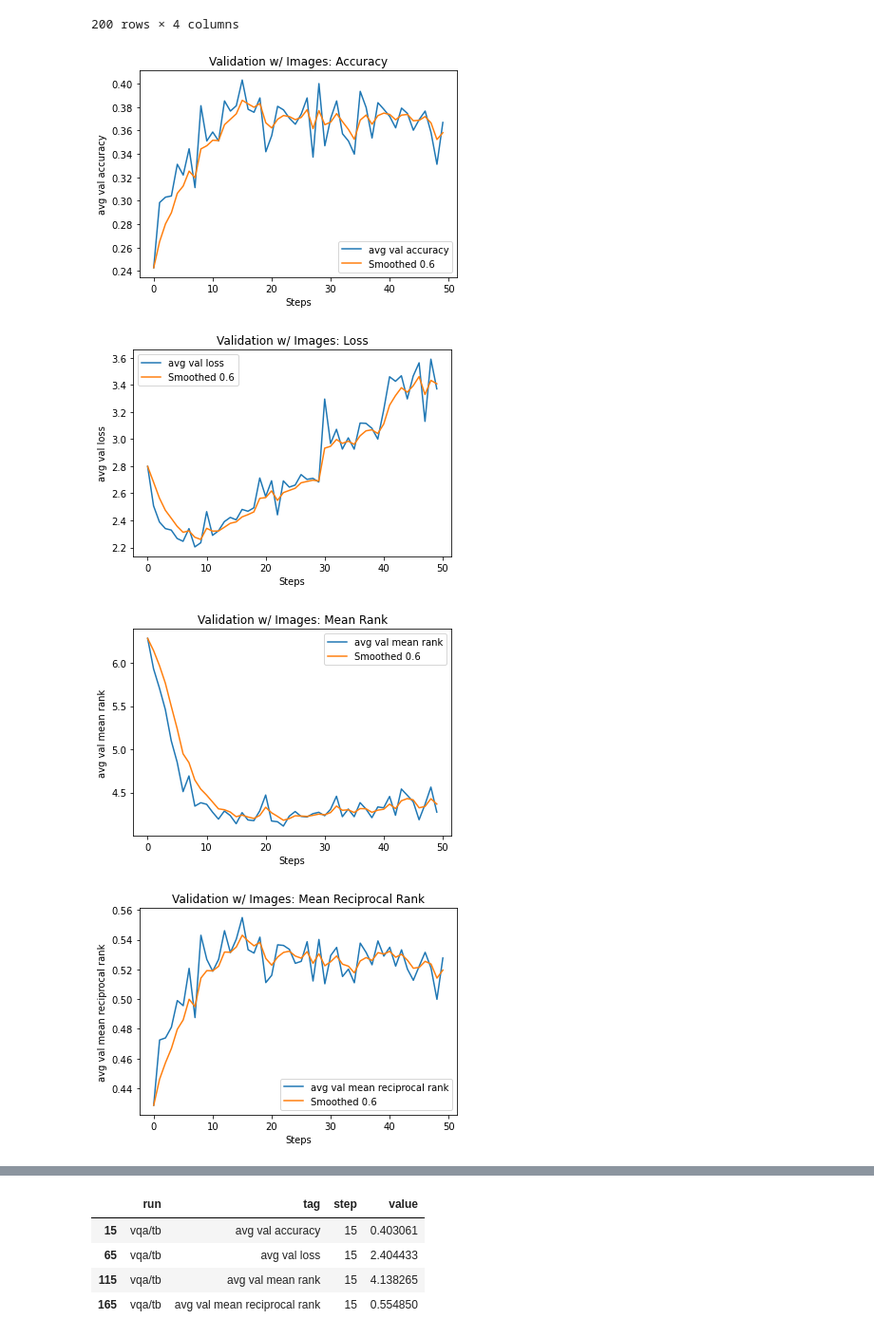
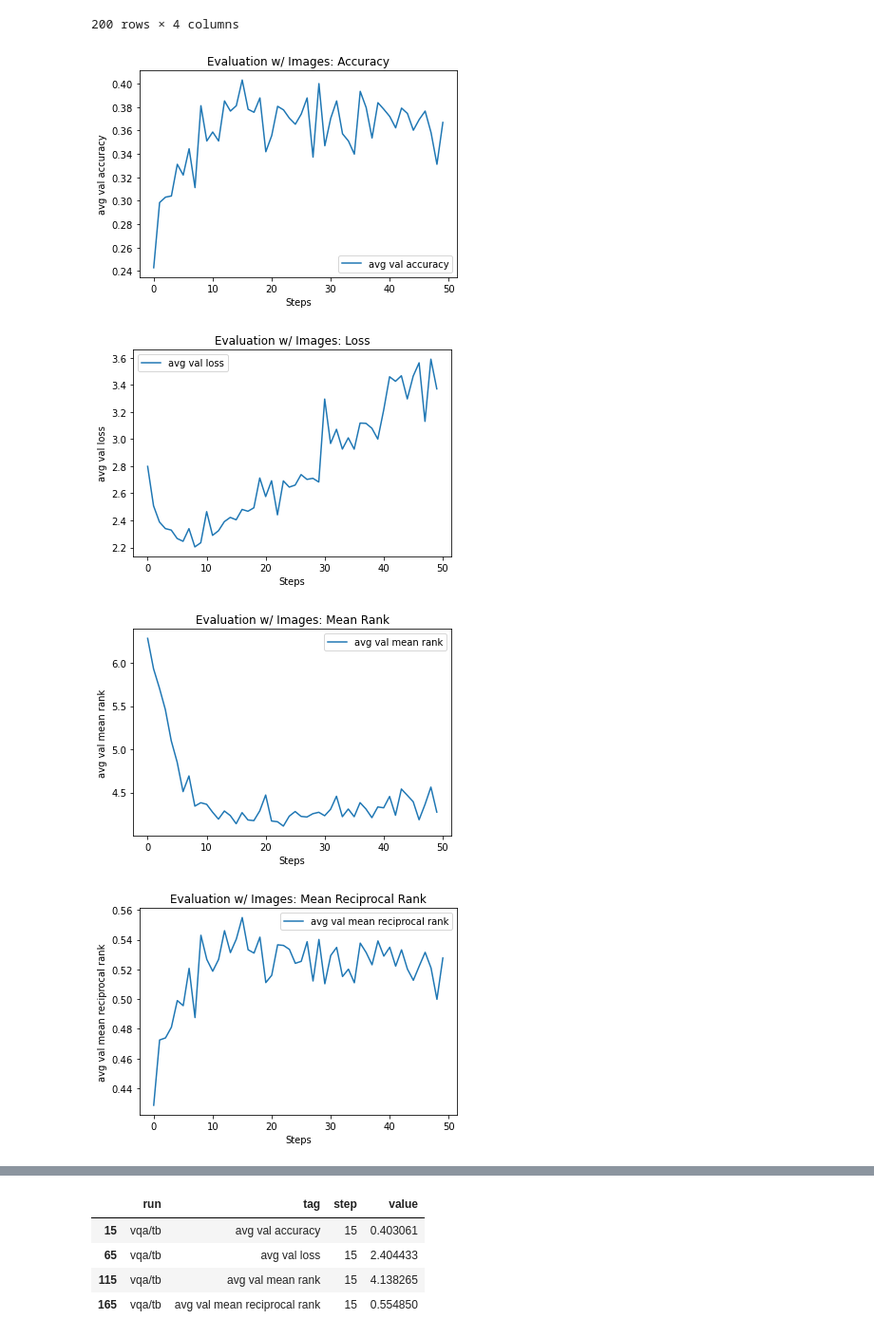
Before and after one commit to YasMME/thesisproj, a Jupyter notebook: TensorboardResultsAnalysis.ipynb, the cells around one changed output, grey strips where cells are left out. Shown at 95% size. Saved outputs shown, nothing was run; the diff lists cells and outputs as text; code cells hidden in the pictures.

```diff
--- a/TensorboardResultsAnalysis.ipynb
+++ b/TensorboardResultsAnalysis.ipynb
@@ -38,9 +38,10 @@ def generate_metric_plot(dataframe, metric_name, title, figure_path, smoothing):
     metric_frame = metric_frame.reset_index()
     steps = metric_frame['step']
     values = metric_frame['value']
-    smoothed = smooth(values, smoothing)
     plt.plot(steps, values, label=metric_name)
-    plt.plot(steps, smoothed, label='Smoothed ' + str(smoothing))
+    if smoothing != 0:
+        smoothed = smooth(values, smoothing)
+        plt.plot(steps, smoothed, label='Smoothed ' + str(smoothing))
     plt.legend()
     plt.title(title)
     plt.xlabel('Steps')
@@ -84,15 +85,15 @@ images_df
 # %%
 figure_path = '/home/yasmeen/Desktop/thesisproj/thesis/figure/results/baseline_and_blindfolding/images'
 
-generate_metric_plot(images_df, 'avg val accuracy', 'Validation w/ Images: Accuracy', figure_path, 0.6)
-generate_metric_plot(images_df, 'avg val loss', 'Validation w/ Images: Loss', figure_path, 0.6)
-generate_metric_plot(images_df, 'avg val mean rank', 'Validation w/ Images: Mean Rank', figure_path, 0.6)
-generate_metric_plot(images_df, 'avg val mean reciprocal rank', 'Validation w/ Images: Mean Reciprocal Rank', figure_path, 0.6)
+generate_metric_plot(images_df, 'avg val accuracy', 'Evaluation w/ Images: Accuracy', figure_path, 0)
+generate_metric_plot(images_df, 'avg val loss', 'Evaluation w/ Images: Loss', figure_path, 0)
+generate_metric_plot(images_df, 'avg val mean rank', 'Evaluation w/ Images: Mean Rank', figure_path, 0)
+generate_metric_plot(images_df, 'avg val mean reciprocal rank', 'Evaluation w/ Images: Mean Reciprocal Rank', figure_path, 0)
 # %% [output]
-[figure, old version]
+[figure, new version]
-[figure, old version]
+[figure, new version]
-[figure, old version]
+[figure, new version]
-[figure, old version]
+[figure, new version]
 # %%
 blindfolded_id = "zxt0S14pTpyed4TpSR9Rcw"
 blindfolded_experiment = tb.data.experimental.ExperimentFromDev(blindfolded_id)
```
Also changed, not shown: parts of 2 cells of this notebook, 20 other files.
